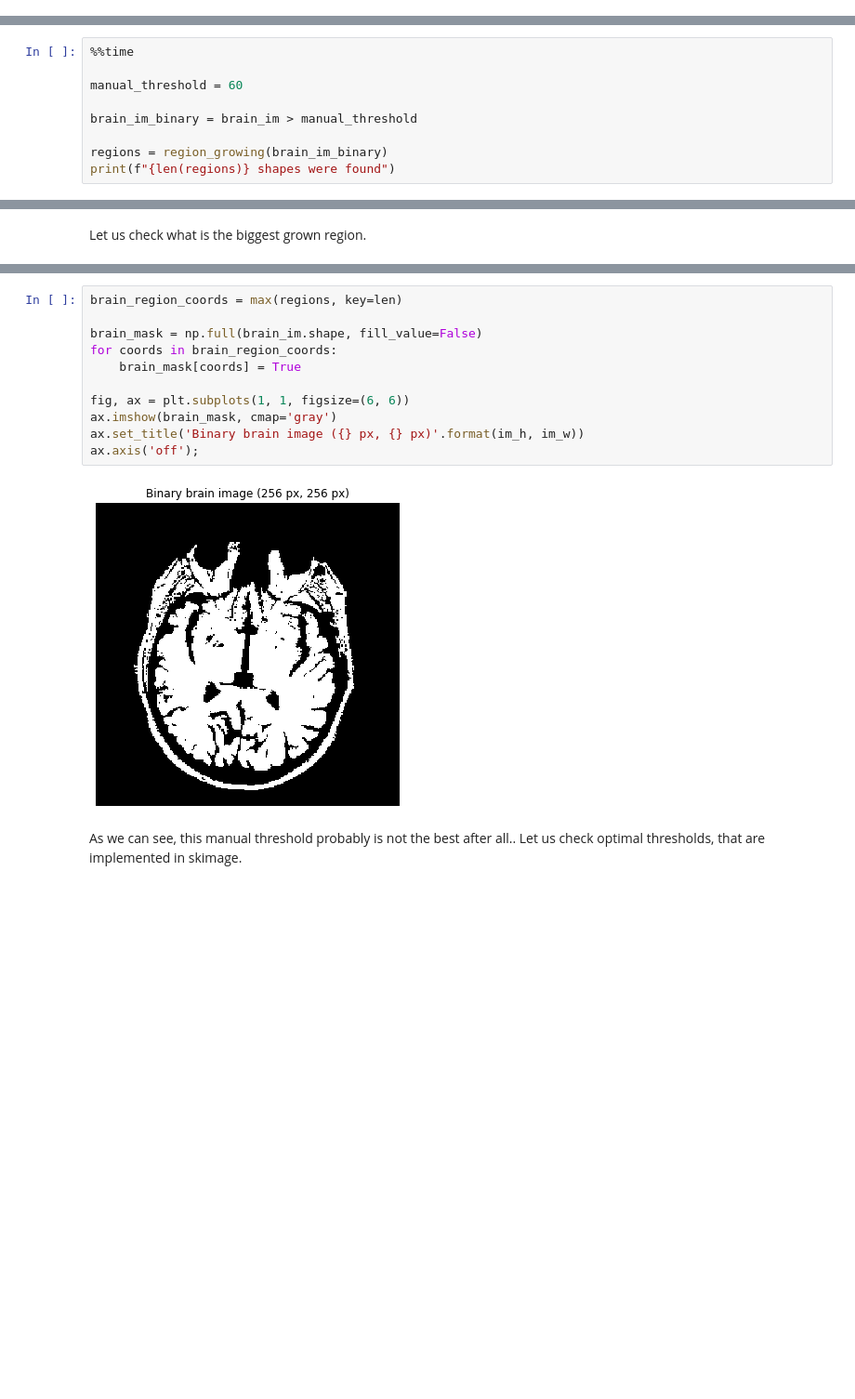
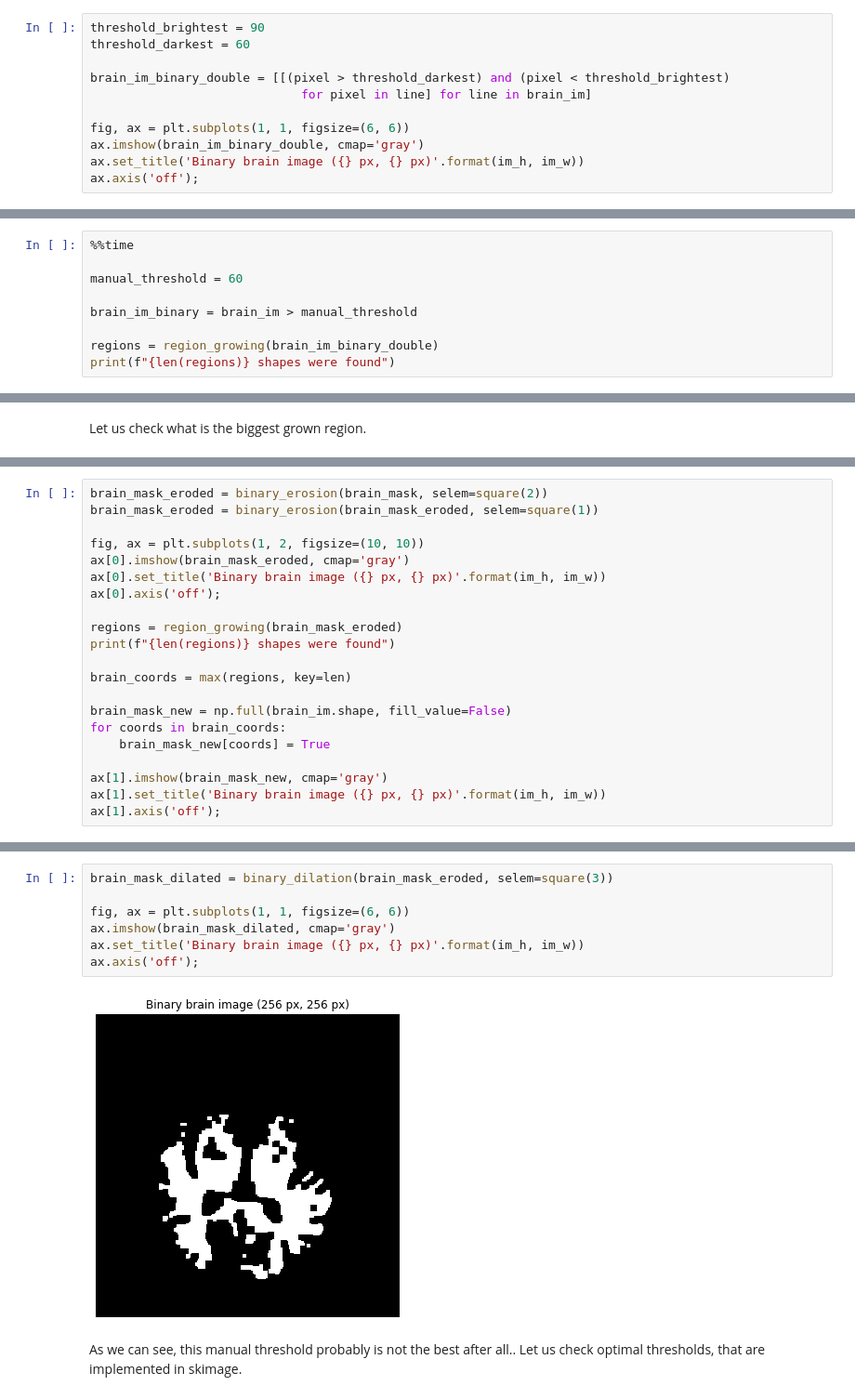
Before and after one commit to oganesManasian/Image-analysis-and-pattern-recognition, a Jupyter notebook: labs/lab_01_segmentation.ipynb, the cells around one changed output, grey strips where cells are left out. Shown at 93% size. Cells and saved outputs as stored; diff of their text form; blank space fills up the shorter version.

```diff
--- a/labs/lab_01_segmentation.ipynb
+++ b/labs/lab_01_segmentation.ipynb
@@ -155,3 +166,14 @@ def region_growing(mask):
         regions.append(region)
 
     return regions
+# %%
+threshold_brightest = 90
+threshold_darkest = 60
+
+brain_im_binary_double = [[(pixel > threshold_darkest) and (pixel < threshold_brightest)
+                             for pixel in line] for line in brain_im]
+
+fig, ax = plt.subplots(1, 1, figsize=(6, 6))
+ax.imshow(brain_im_binary_double, cmap='gray')
+ax.set_title('Binary brain image ({} px, {} px)'.format(im_h, im_w))
+ax.axis('off');
@@ -162,7 +215,7 @@ manual_threshold = 60
 
 brain_im_binary = brain_im > manual_threshold
 
-regions = region_growing(brain_im_binary)
+regions = region_growing(brain_im_binary_double)
 print(f"{len(regions)} shapes were found")
 # %% [output]
 191 shapes were found
@@ -172,0 +252,21 @@ Let us check what is the biggest grown region.
+# %%
+brain_mask_eroded = binary_erosion(brain_mask, selem=square(2))
+brain_mask_eroded = binary_erosion(brain_mask_eroded, selem=square(1))
+
+fig, ax = plt.subplots(1, 2, figsize=(10, 10))
+ax[0].imshow(brain_mask_eroded, cmap='gray')
+ax[0].set_title('Binary brain image ({} px, {} px)'.format(im_h, im_w))
+ax[0].axis('off');
+
+regions = region_growing(brain_mask_eroded)
+print(f"{len(regions)} shapes were found")
+
+brain_coords = max(regions, key=len)
+
+brain_mask_new = np.full(brain_im.shape, fill_value=False)
+for coords in brain_coords:
+    brain_mask_new[coords] = True
+
+ax[1].imshow(brain_mask_new, cmap='gray')
+ax[1].set_title('Binary brain image ({} px, {} px)'.format(im_h, im_w))
+ax[1].axis('off');
@@ -173,16 +276,12 @@ Let us check what is the biggest grown region.
 # %%
-brain_region_coords = max(regions, key=len)
-
-brain_mask = np.full(brain_im.shape, fill_value=False)
-for coords in brain_region_coords:
-    brain_mask[coords] = True
+brain_mask_dilated = binary_dilation(brain_mask_eroded, selem=square(3))
 
 fig, ax = plt.subplots(1, 1, figsize=(6, 6))
-ax.imshow(brain_mask, cmap='gray')
+ax.imshow(brain_mask_dilated, cmap='gray')
 ax.set_title('Binary brain image ({} px, {} px)'.format(im_h, im_w))
 ax.axis('off');
 # %% [output]
-[figure, old version]
+[figure, new version]
 # %% [markdown]
 As we can see, this manual threshold probably is not the best after all.. Let us check optimal thresholds, that are implemented in skimage.
 # %%
```
Also changed, not shown: parts of 18 cells of this notebook.
